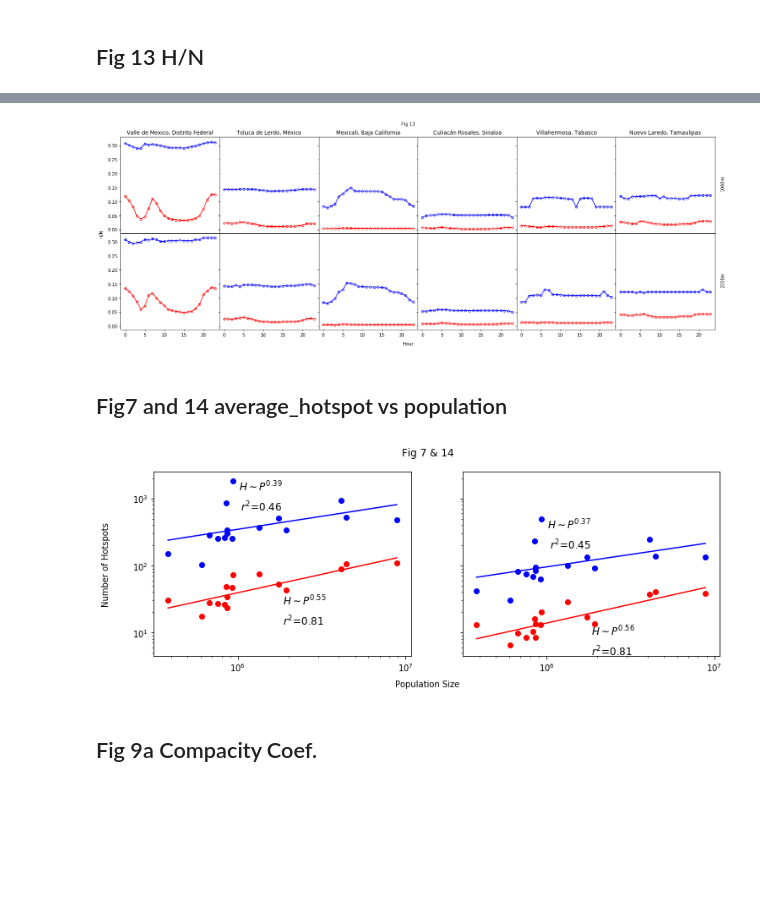
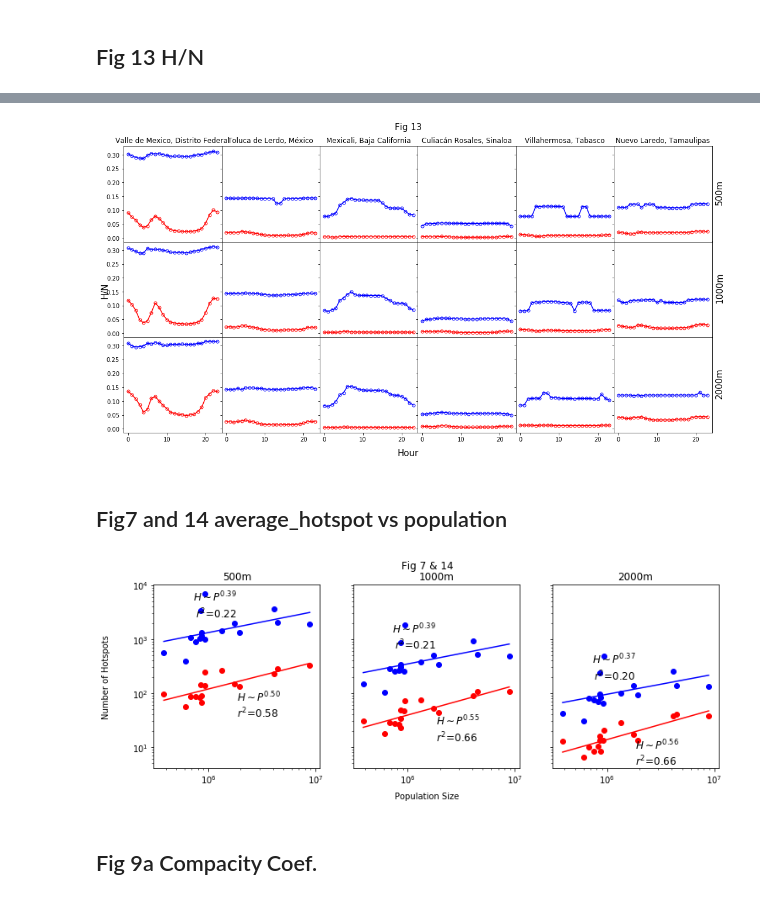
Before and after one commit to JHWu92/mob2crime, a Jupyter notebook: hotspot statistics-metropolitan.ipynb, the cells around one changed output, grey strips where cells are left out. Saved outputs shown, nothing was run; the diff lists cells and outputs as text; code cells hidden in the pictures; blank space fills up the shorter version.

Commit message:
update stats graphs

```diff
--- a/hotspot statistics-metropolitan.ipynb
+++ b/hotspot statistics-metropolitan.ipynb
@@ -129,11 +138,14 @@ pd.concat(dc_order, axis=1, sort=False)
 n_hotspot_mpol={}
 hotspot_stats_mpol={}
 permanent_regions_mpol = {}
+persistence_mpol = {}
+
 for gside in gsides:
-    for hotspot_type in ['loubar', 'average']:
+    for hotspot_type in htypes:
         print(gside, hotspot_type)
-        n_hotspot_hourly, h_stats, permanent_regions, =  hotspot_stats(g_avg_wd_mpol[gside],rkind,rname,gside, hotspot_type)
+        n_hotspot_hourly, h_stats, permanent_regions, persistence=  hotspot_stats(g_avg_wd_mpol[gside],rkind,rname,gside, hotspot_type)
         n_hotspot_mpol[(gside, hotspot_type)]=n_hotspot_hourly
         hotspot_stats_mpol[(gside, hotspot_type)]=h_stats
         permanent_regions_mpol[(gside, hotspot_type)]= permanent_regions
+        persistence_mpol[(gside, hotspot_type)] = persistence
 # %% [output]
@@ -154,0 +174,27 @@ print()
+# %%
+nth_populated_regions = [0, 3, 6, 9, 12, 15]
+
+n_rows = len(htypes)
+n_cols = len(nth_populated_regions)
+
+fig, axes = plt.subplots(
+    n_rows, n_cols, figsize=(4 * n_cols, 4 * n_rows), sharex=True, sharey='row')
+
+fig.text(0.5, .93, 'Fig 8 Grid Side = 1000m', ha='center', va='center')
+fig.text(0.5, 0.07, 'Duration', ha='center', va='center')
+fig.text(0.1, 0.5, 'H/N', ha='center', va='center', rotation='vertical')
+fig.subplots_adjust(hspace=0, wspace=0)
+
+for i, htype in enumerate(htypes):
+    color = {'loubar': 'red', 'average': 'blue'}[htype]
+    persistence = persistence_mpol[(1000, htype)]
+    for j, r in enumerate(mex_mpol.index[nth_populated_regions]):
+        ax = axes[i,j]
+        persistence[r][persistence[r]!=0].hist(ax=ax, color=color)
+
+        if i==0:
+            ax.set_title(r)
+
+for i, htype in enumerate(htypes):
+    ax = axes[i,n_cols-1]
+    ax.text(ax.get_xlim()[1]+2, ax.get_ylim()[1]*0.5, htype, ha='center', va='center', rotation=270)
@@ -162,33 +211,33 @@ reading existing grids
 # %%
 nth_populated_regions = [0,3,6,9,12,15]
 
 n_rows = len(gsides)
 n_cols = len(nth_populated_regions)
 
 fig, axes = plt.subplots(
-    n_rows, n_cols, figsize=(4*n_cols, 4*n_rows), sharex=True, sharey=True)
+    n_rows, n_cols, figsize=(3*n_cols, 3*n_rows), sharex=True, sharey=True)
 
-fig.text(0.5, .93, 'Fig 13', ha='center', va='center')
-fig.text(0.5, 0.07, 'Hour', ha='center', va='center')
-fig.text(0.1, 0.5, 'H/N', ha='center', va='center', rotation='vertical')
+fig.text(0.5, .93, 'Fig 13', ha='center', va='center', fontsize=15)
+fig.text(0.5, 0.07, 'Hour', ha='center', va='center', fontsize=15)
+fig.text(0.1, 0.5, 'H/N', ha='center', va='center', rotation='vertical', fontsize=15)
 fig.subplots_adjust(hspace=0,wspace=0)
 
 for i, gside in enumerate(gsides):
     for htype in ['loubar', 'average']:
         color = {'loubar': 'red', 'average': 'blue'}[htype]
         h_by_n = n_hotspot_mpol[(gside,htype)].divide(n_grids[gside],axis='rows')
         for j, r in enumerate(mex_mpol.index[nth_populated_regions]):
             ax = axes[i,j]
 
             ax.plot(range(24), h_by_n.loc[r], 'o-', color=color, markerfacecolor='None', markersize=5)
             if i==0:
                 ax.set_title(r)
 
 for i, gside in enumerate(gsides):
     ax = axes[i,n_cols-1]
-    ax.text(ax.get_xlim()[1]+2, ax.get_ylim()[1]*0.5, f'{gside}m', ha='center', va='center', rotation='vertical')
+    ax.text(ax.get_xlim()[1]+2, ax.get_ylim()[1]*0.5, f'{gside}m', ha='center', va='center', rotation='vertical', fontsize=15)
 # %% [output]
-[figure, old version]
+[figure, new version]
 # %% [markdown]
 ## Fig7 and 14  average_hotspot vs population
 # %%
@@ -216,15 +265,15 @@ for i, gside in enumerate(gsides):
         min_max_y_fit = np.exp(slope * np.log(min_max_x) + intercept)
         log_scale_mean_x = np.exp(np.log(min_max_x).mean())
         axes[i].plot(min_max_x,min_max_y_fit, color=color)
-
+        axes[i].set_title(f'{gside}m')
         if hotspot_type =='average':
             axes[i].text(log_scale_mean_x, min_max_y_fit.mean()*2.5, r'$H \sim P^{%.02f}$' % slope, ha='right', fontsize=12)
-            axes[i].text(log_scale_mean_x, min_max_y_fit.mean()*1.25, r'$r^2 \equal {%.02f}$' % r_value, ha='right', fontsize=12)
+            axes[i].text(log_scale_mean_x, min_max_y_fit.mean()*1.25, r'$r^2 \equal {%.02f}$' % r_value**2, ha='right', fontsize=12)
         if hotspot_type =='loubar':
             axes[i].text(log_scale_mean_x, min_max_y_fit.mean()/3, r'$H \sim P^{%.02f}$' % slope, ha='left', fontsize=12)
-            axes[i].text(log_scale_mean_x, min_max_y_fit.mean()/6, r'$r^2 \equal {%.02f}$' % r_value, ha='left', fontsize=12)
+            axes[i].text(log_scale_mean_x, min_max_y_fit.mean()/6, r'$r^2 \equal {%.02f}$' % r_value**2, ha='left', fontsize=12)
 # %% [output]
-[figure, old version]
+[figure, new version]
 # %% [markdown]
 ## Fig 9a Compacity Coef.
 # %%
```
Also changed, not shown: parts of 18 cells of this notebook, 1 other file.
